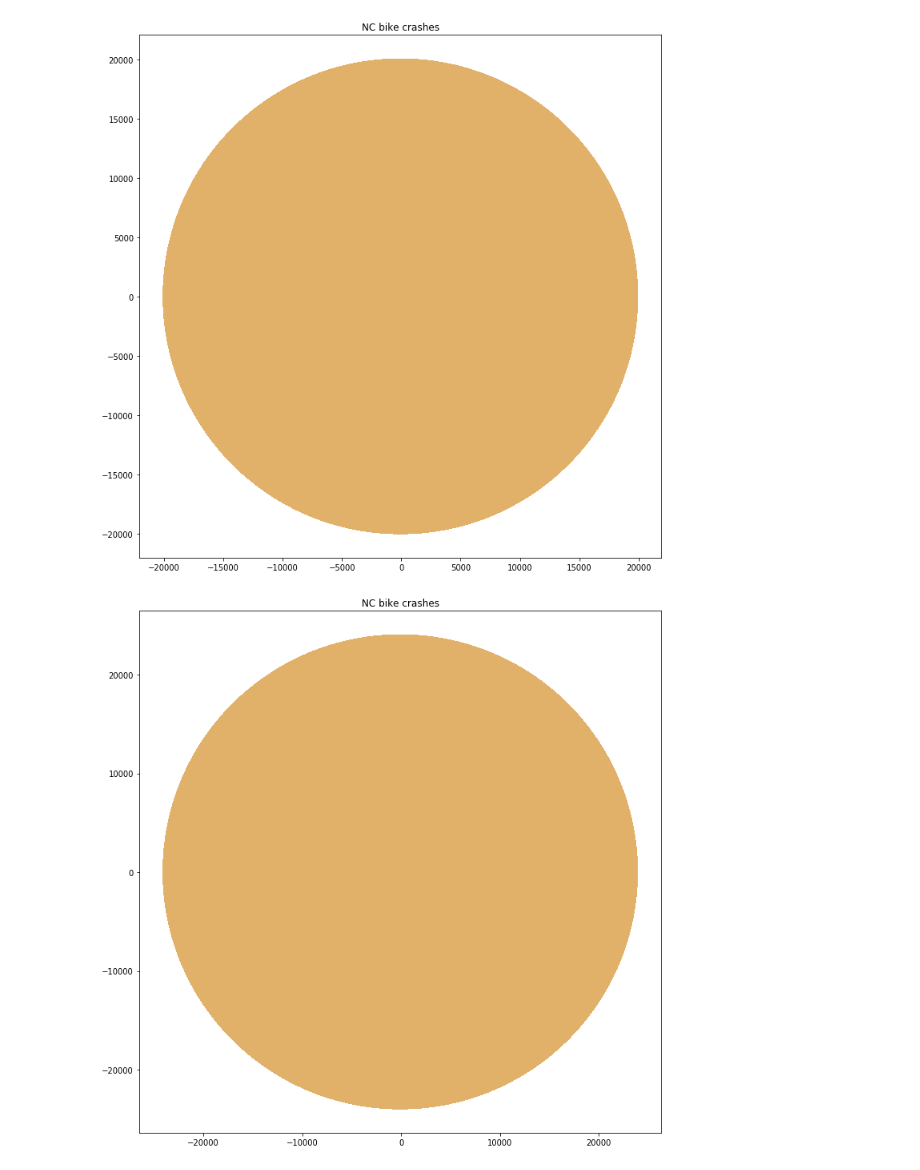
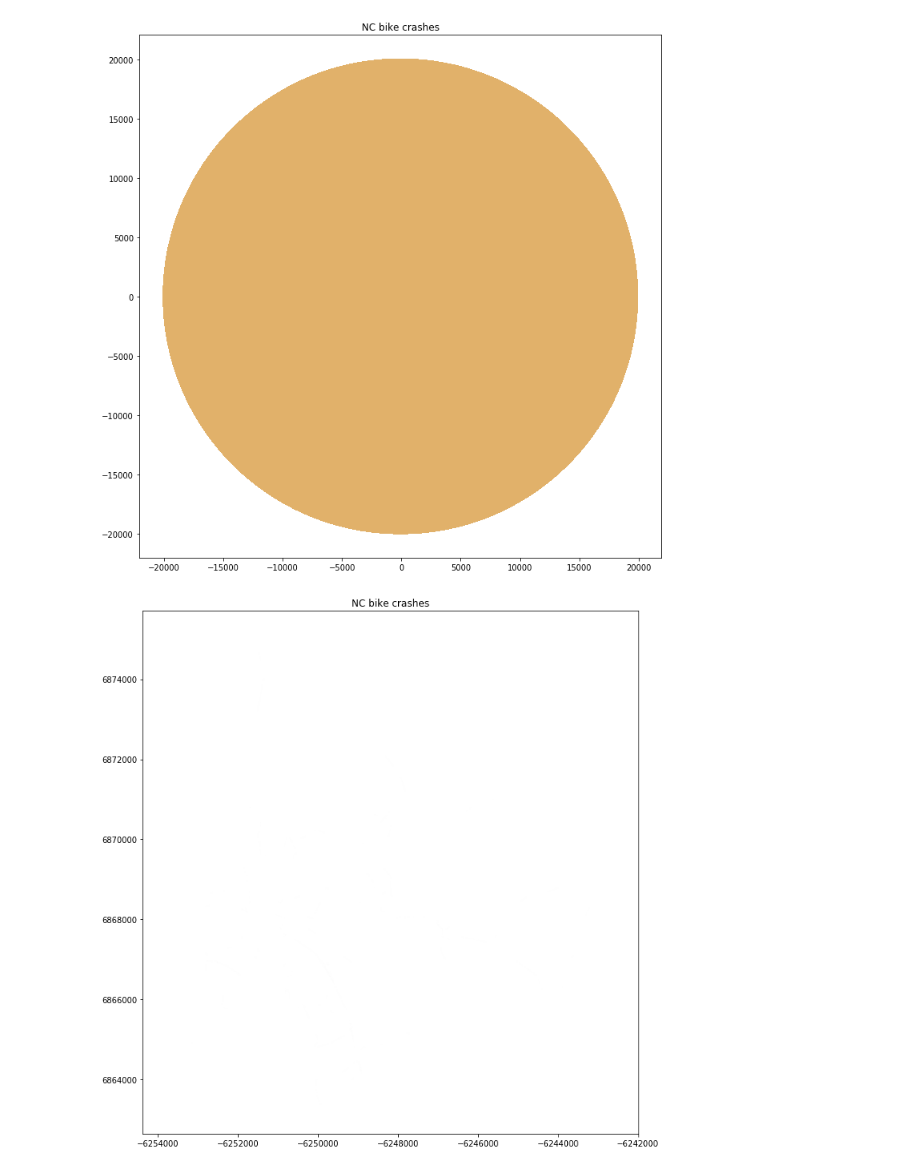
Before and after one commit to mahorn/bicycle-crashes, a Jupyter notebook: bici-buffering-clipping.ipynb, the cells around one changed output. Drawn from its saved outputs; the diff is of its cells as text; code cells hidden in the pictures.

```diff
--- a/bici-buffering-clipping.ipynb
+++ b/bici-buffering-clipping.ipynb
@@ -221,15 +221,15 @@ bicycles_eqdc.plot(ax=ax, color='#E1B16A', zorder=1, markersize=10);
 # %% [output]
 [figure]
 # %%
-lines_eqdc = lines.to_crs('+proj=longlat +ellps=WGS84 +datum=WGS84 +units=m +no_defs')
-bicycles_eqdc = bicycles.to_crs('+proj=longlat +ellps=WGS84 +datum=WGS84 +units=m +no_defs')
+lines_eqdc = lines.to_crs('+proj=eqdc +lat_0=0 +lon_0=0 +lat_1=33 +lat_2=45 +x_0=0 +y_0=0 +ellps=GRS80 +datum=NAD83 +units=m +no_defs')
+bicycles_eqdc = bicycles.to_crs('+proj=eqdc +lat_0=0 +lon_0=0 +lat_1=33 +lat_2=45 +x_0=0 +y_0=0 +ellps=GRS80 +datum=NAD83 +units=m +no_defs')
 
 fig, ax = plt.subplots()
 
 title='NC bike crashes'
 ax.set(title=title)
 
-lines_eqdc.plot(ax=ax, color='#444C5C', zorder=6);
-bicycles_eqdc.plot(ax=ax, color='#E1B16A', zorder=7, markersize=8);
+lines_eqdc.plot(ax=ax, color='#444C5C', zorder=0);
+bicycles_eqdc.plot(ax=ax, color='#E1B16A', zorder=1, markersize=8);
 # %% [output]
-[figure, old version]
+[figure, new version]
```
Also changed, not shown: 1 other file.
